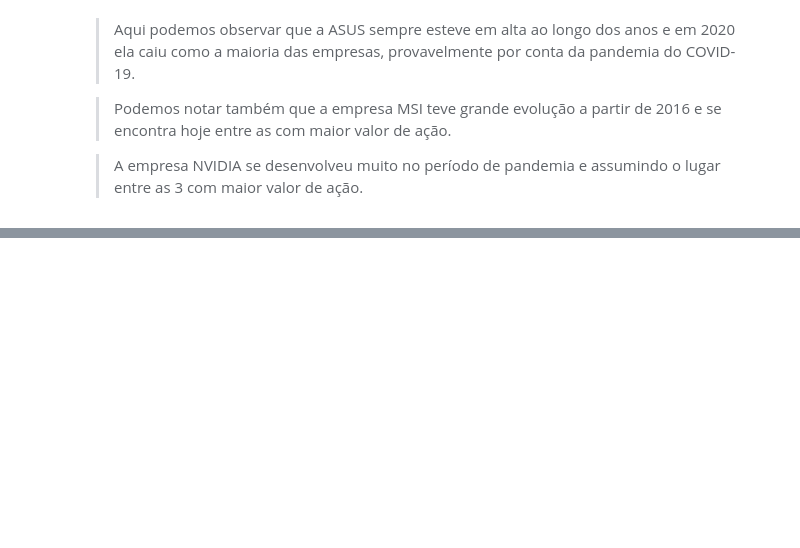
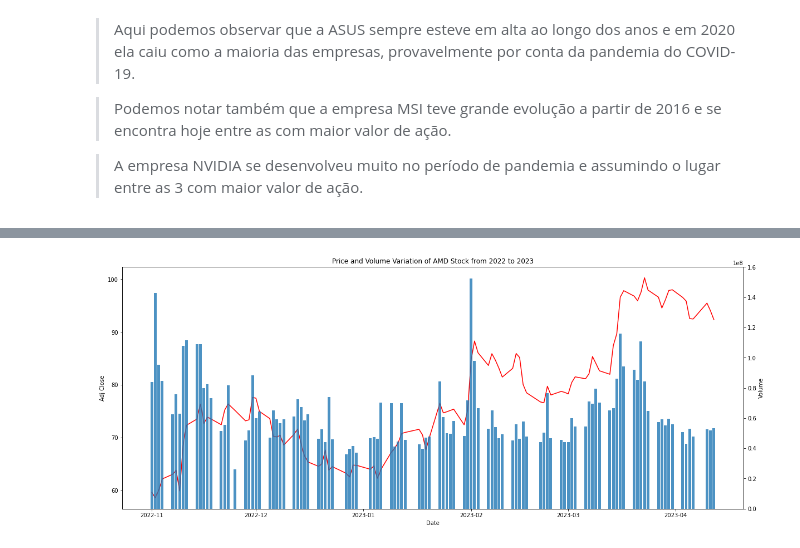
Before and after one commit to jeanmatheuss/GPU-stocks-price, a Jupyter notebook: gpu-prices.ipynb, the cells around one changed output, grey strips where cells are left out. Saved outputs shown, nothing was run; the diff lists cells and outputs as text; code cells hidden in the pictures; blank space fills up the shorter version.

```diff
--- a/gpu-prices.ipynb
+++ b/gpu-prices.ipynb
@@ -107 +112,6 @@ def draw_plot(data,start_date, end_date, dataset_name):
+# %%
+# AMD
+draw_plot(amd, '2022-11-01', '2023-04-17', 'AMD')
+# %% [output]
+[figure, added]
 # %%
```
Also changed, not shown: parts of 4 cells of this notebook.
